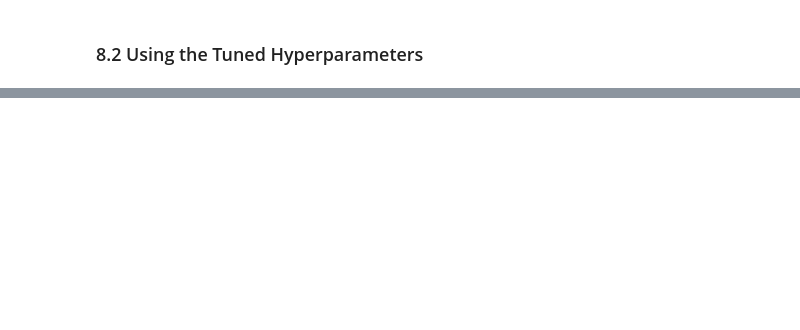
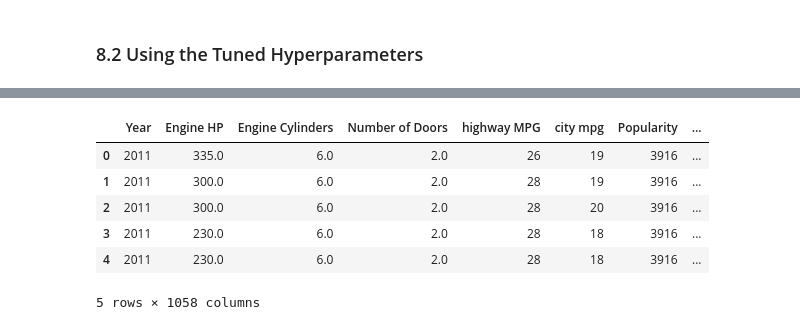
Before and after one commit to JaredBarnes6/car_price_determination_capstone, a Jupyter notebook: car_price_determination_capstone.ipynb, the cells around one changed output, grey strips where cells are left out. Cells and saved outputs as stored; diff of their text form; code cells hidden in the pictures; blank space fills up the shorter version.

```diff
--- a/car_price_determination_capstone.ipynb
+++ b/car_price_determination_capstone.ipynb
@@ -585,0 +610,10 @@ print("Cross-Validation Score: " + str(cv))
+# %%
+X.head()
+# %% [output]
+|  | Year | Engine HP | Engine Cylinders | Number of Doors | highway MPG | city mpg | Popularity | ... |
+| 0 | 2011 | 335.0 | 6.0 | 2.0 | 26 | 19 | 3916 | ... |
+| 1 | 2011 | 300.0 | 6.0 | 2.0 | 28 | 19 | 3916 | ... |
+| 2 | 2011 | 300.0 | 6.0 | 2.0 | 28 | 20 | 3916 | ... |
+| 3 | 2011 | 230.0 | 6.0 | 2.0 | 28 | 18 | 3916 | ... |
+| 4 | 2011 | 230.0 | 6.0 | 2.0 | 28 | 18 | 3916 | ... |
+5 rows × 1058 columns
```
Also changed, not shown: parts of 8 cells of this notebook.
